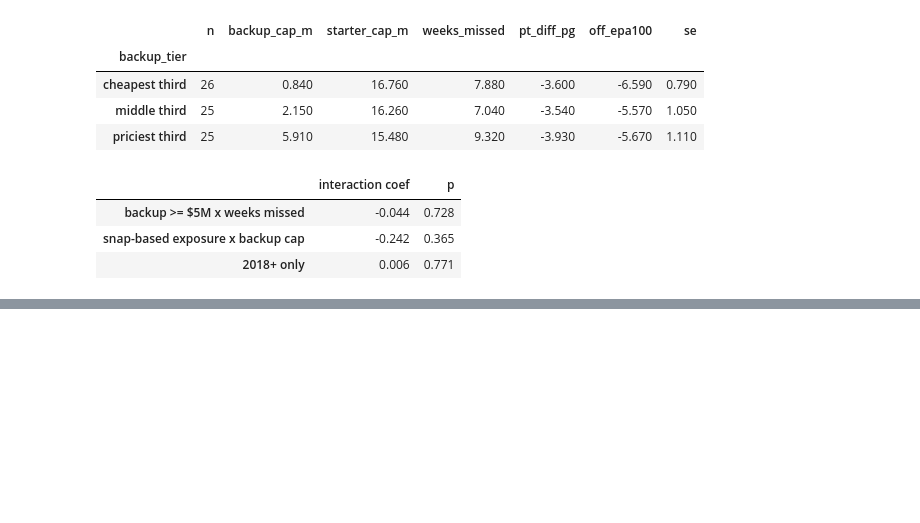
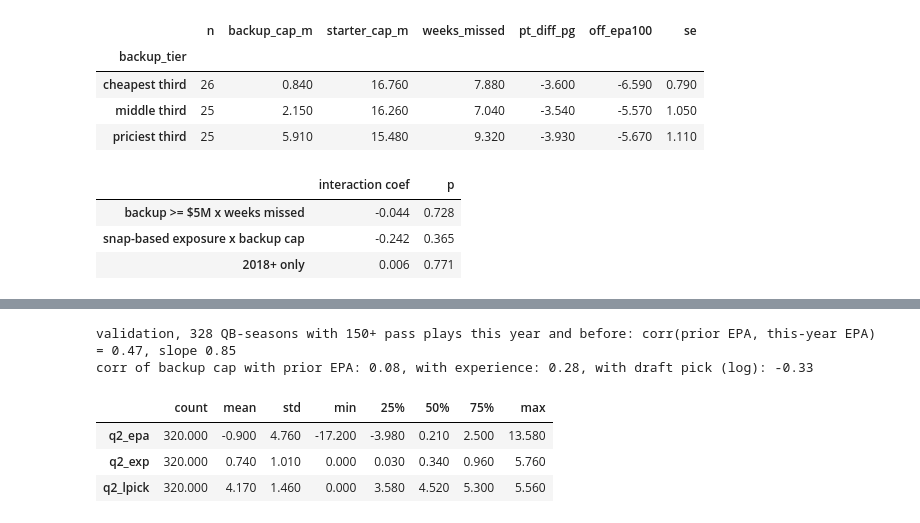
Before and after one commit to noahfighter883/nfl-position-value, a Jupyter notebook: analysis.ipynb, the cells around one changed output, grey strips where cells are left out. Drawn from its saved outputs; the diff is of its cells as text; code cells hidden in the pictures; blank space fills up the shorter version.

```diff
--- a/analysis.ipynb
+++ b/analysis.ipynb
@@ -736,0 +757,33 @@ pd.DataFrame({"interaction coef": [a.params["missed:backup_ge5"], b.params["away
+# %%
+# Section 10 used cap hit as a stand-in for backup quality. Here quality is measured directly, using only information from BEFORE the season:
+#   prior EPA  = the QB's career EPA per 100 pass plays through last season, shrunk toward the league average (K=400 plays) so a QB with
+#                30 pass plays is not judged on 30 plays
+#   experience = career pass plays before the season (thousands)
+#   pedigree   = log of draft pick (undrafted = pick 260); LOWER is better
+qs = pd.read_parquet("data/qb_season.parquet"); K = 400
+def prior_epa(gsis, season):
+    league = qs[qs.season < season]; m = league.epa_sum.sum() / league.pass_plays.sum()
+    h = qs[(qs.gsis_id == gsis) & (qs.season < season)]
+    return (h.epa_sum.sum() + K * m) / (h.pass_plays.sum() + K) * 100, h.pass_plays.sum()
+vals = [prior_epa(g, s) if g is not None else prior_epa("none", s) for g, s in zip(ins.qb2_gsis, ins.season)]
+ins["q2_epa"], ins["q2_exp"] = [v[0] for v in vals], [v[1] / 1000 for v in vals]
+ins["q2_lpick"] = np.log(ins.qb2_pick)
+
+# does the measure carry signal at all? (if prior EPA did not predict next-year EPA, a null result below would mean nothing)
+chk = []
+for season in range(2016, 2026):
+    for r in qs[(qs.season == season) & (qs.pass_plays >= 150)].itertuples():
+        e, n = prior_epa(r.gsis_id, season)
+        if n >= 150: chk.append({"prior": e, "now": r.epa_sum / r.pass_plays * 100})
+chk = pd.DataFrame(chk)
+print(f"validation, {len(chk)} QB-seasons with 150+ pass plays this year and before: corr(prior EPA, this-year EPA) = {chk.prior.corr(chk.now):.2f}, "
+      f"slope {np.polyfit(chk.prior, chk.now, 1)[0]:.2f}")
+print(f"corr of backup cap with prior EPA: {ins.qb2_cap.corr(ins.q2_epa):.2f}, with experience: {ins.qb2_cap.corr(ins.q2_exp):.2f}, with draft pick (log): {ins.qb2_cap.corr(ins.q2_lpick):.2f}")
+ins[["q2_epa", "q2_exp", "q2_lpick"]].describe().round(2).T
+# %% [output]
+validation, 328 QB-seasons with 150+ pass plays this year and before: corr(prior EPA, this-year EPA) = 0.47, slope 0.85
+corr of backup cap with prior EPA: 0.08, with experience: 0.28, with draft pick (log): -0.33
+|  | count | mean | std | min | 25% | 50% | 75% | max |
+| q2_epa | 320.000 | -0.900 | 4.760 | -17.200 | -3.980 | 0.210 | 2.500 | 13.580 |
+| q2_exp | 320.000 | 0.740 | 1.010 | 0.000 | 0.030 | 0.340 | 0.960 | 5.760 |
+| q2_lpick | 320.000 | 4.170 | 1.460 | 0.000 | 3.580 | 4.520 | 5.300 | 5.560 |
```
Also changed, not shown: parts of 6 cells of this notebook, 4 other files.
